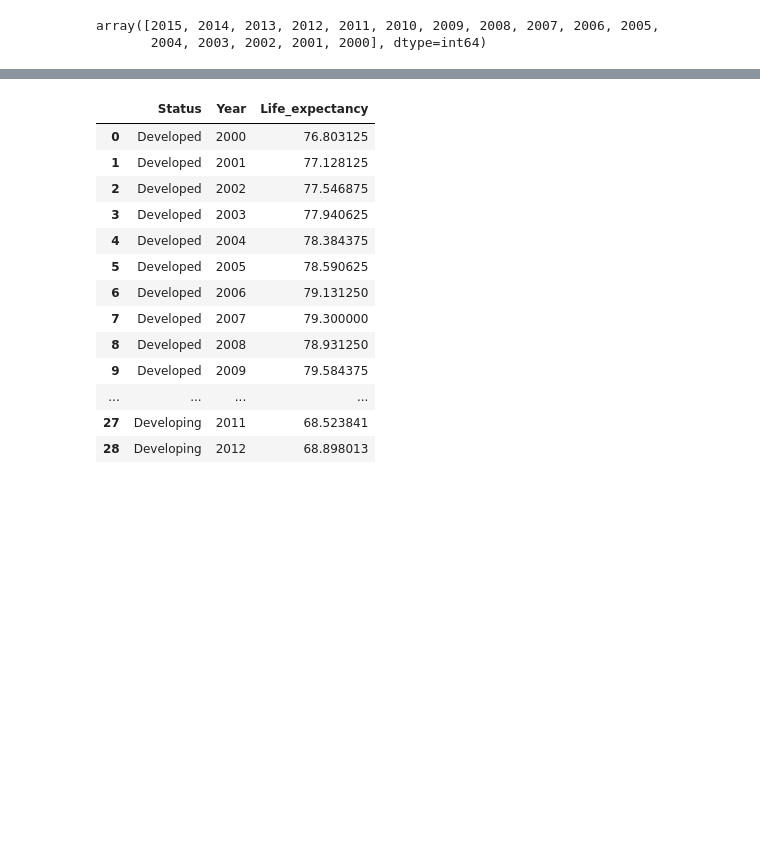
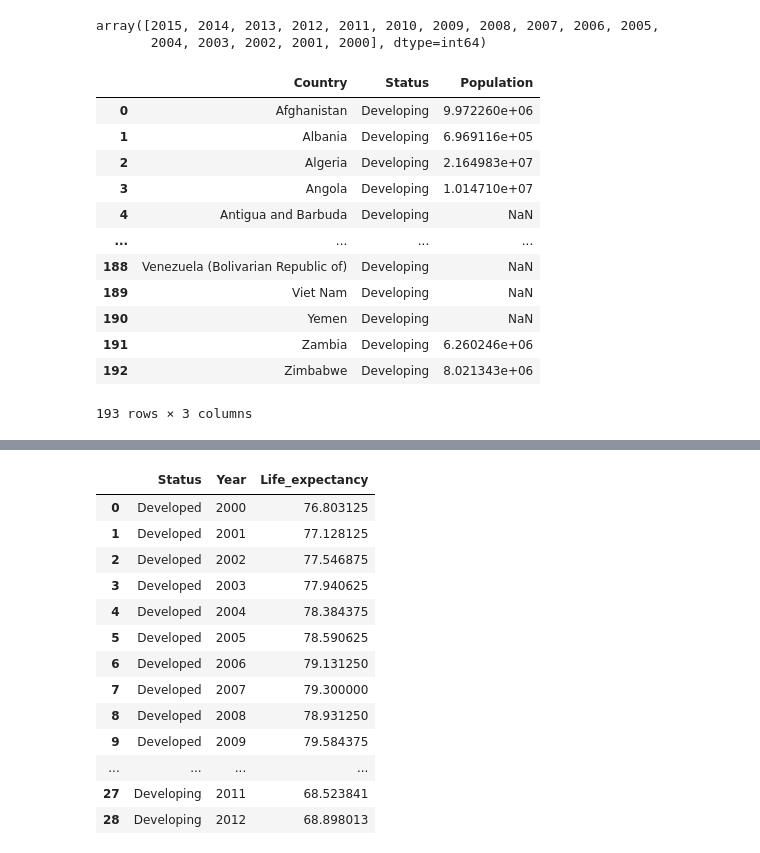
Before and after one commit to Riz97/riz97.github.io, a Jupyter notebook: py_scripts/notebooks/Data_preproccessing_comparison.ipynb, the cells around one changed output, grey strips where cells are left out. Saved outputs shown, nothing was run; the diff lists cells and outputs as text; code cells hidden in the pictures; blank space fills up the shorter version.

```diff
--- a/py_scripts/notebooks/Data_preproccessing_comparison.ipynb
+++ b/py_scripts/notebooks/Data_preproccessing_comparison.ipynb
@@ -43,4 +43,19 @@ dataframe["Year"].unique()
 array([2015, 2014, 2013, 2012, 2011, 2010, 2009, 2008, 2007, 2006, 2005,
        2004, 2003, 2002, 2001, 2000], dtype=int64)
 # %%
-df1=dataframe[["Country","Year","Status","Life_expectancy"]]
+df1=dataframe[["Country","Year","Status","Life_expectancy","Population"]]
+df_group=df1.groupby(['Country',"Status"]).agg({"Population":"mean"}).reset_index()
+# %% [output]
+|  | Country | Status | Population |
+| 0 | Afghanistan | Developing | 9.972260e+06 |
+| 1 | Albania | Developing | 6.969116e+05 |
+| 2 | Algeria | Developing | 2.164983e+07 |
+| 3 | Angola | Developing | 1.014710e+07 |
+| 4 | Antigua and Barbuda | Developing | NaN |
+| ... | ... | ... | ... |
+| 188 | Venezuela (Bolivarian Republic of) | Developing | NaN |
+| 189 | Viet Nam | Developing | NaN |
+| 190 | Yemen | Developing | NaN |
+| 191 | Zambia | Developing | 6.260246e+06 |
+| 192 | Zimbabwe | Developing | 8.021343e+06 |
+193 rows × 3 columns
```
Also changed, not shown: parts of 4 cells of this notebook, 1 other file.
